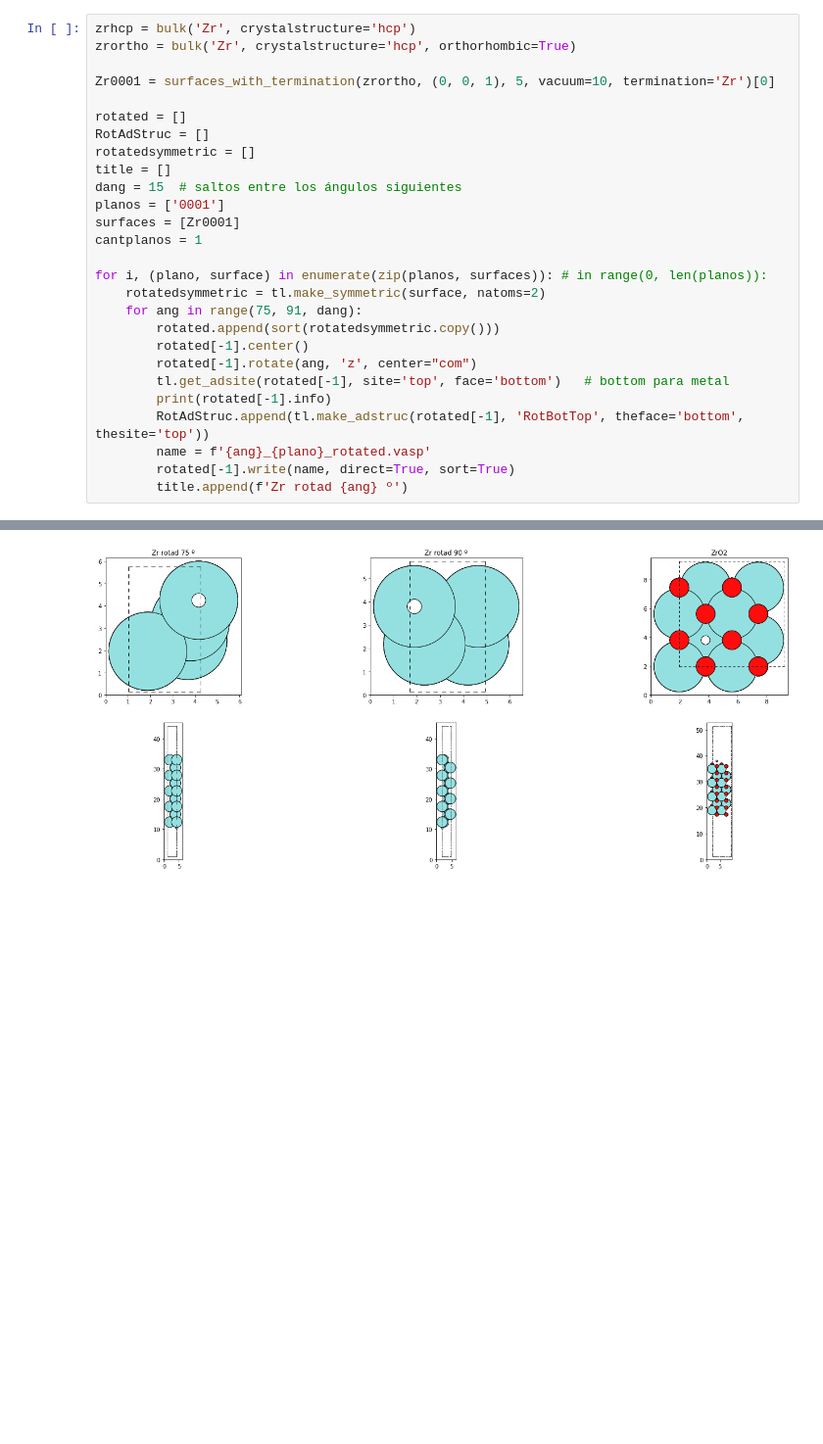
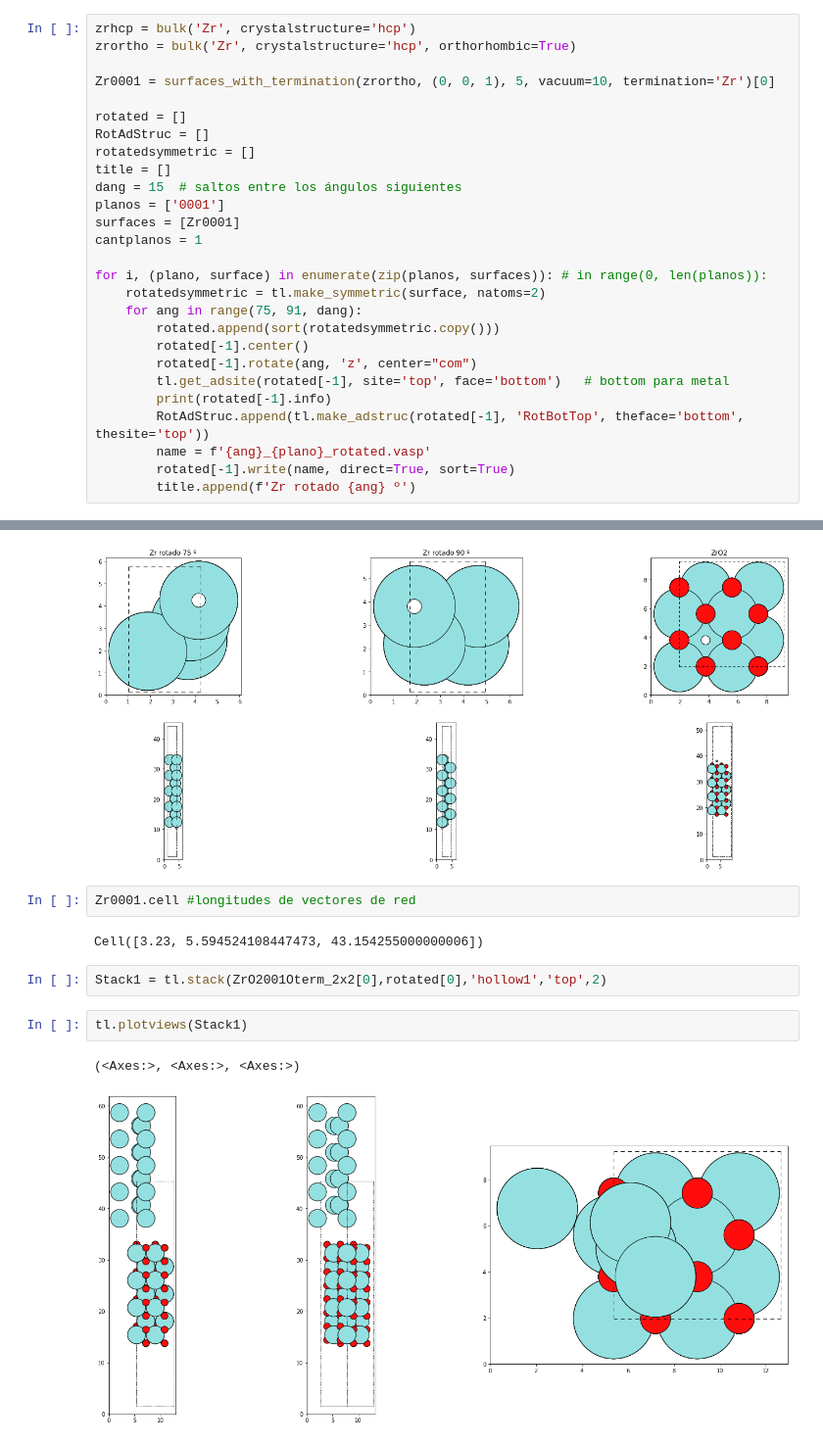
Before and after one commit to Division-Aleaciones-Especiales/ZrO2-Fractura, a Jupyter notebook: Apilamiento_Zr_ZrO2.ipynb, the cells around one changed output, grey strips where cells are left out. Shown at 98% size. Saved outputs shown, nothing was run; the diff lists cells and outputs as text; blank space fills up the shorter version.

```diff
--- a/Apilamiento_Zr_ZrO2.ipynb
+++ b/Apilamiento_Zr_ZrO2.ipynb
@@ -60,7 +60,7 @@ for i, (plano, surface) in enumerate(zip(planos, surfaces)): # in range(0, len(p
         RotAdStruc.append(tl.make_adstruc(rotated[-1], 'RotBotTop', theface='bottom', thesite='top'))
         name = f'{ang}_{plano}_rotated.vasp'
         rotated[-1].write(name, direct=True, sort=True)
-        title.append(f'Zr rotad {ang} º')
+        title.append(f'Zr rotado {ang} º')
 # %% [output]
 {'adatom': {'bottom': {'top': array([ 3.15726599,  1.49622646, 11.2863475 ])}}}
 {'adatom': {'bottom': {'top': array([ 0.19804022,  1.93796091, 11.2863475 ])}}}
@@ -78,3 +78,14 @@ ax[0,-1].set_title('ZrO2')
 # %% [output]
 Text(0.5, 1.0, 'ZrO2')
 [figure]
+# %%
+Zr0001.cell #longitudes de vectores de red
+# %% [output]
+Cell([3.23, 5.594524108447473, 43.154255000000006])
+# %%
+Stack1 = tl.stack(ZrO2001Oterm_2x2[0],rotated[0],'hollow1','top',2)
+# %%
+tl.plotviews(Stack1)
+# %% [output]
+(<Axes:>, <Axes:>, <Axes:>)
+[figure, added]
```
